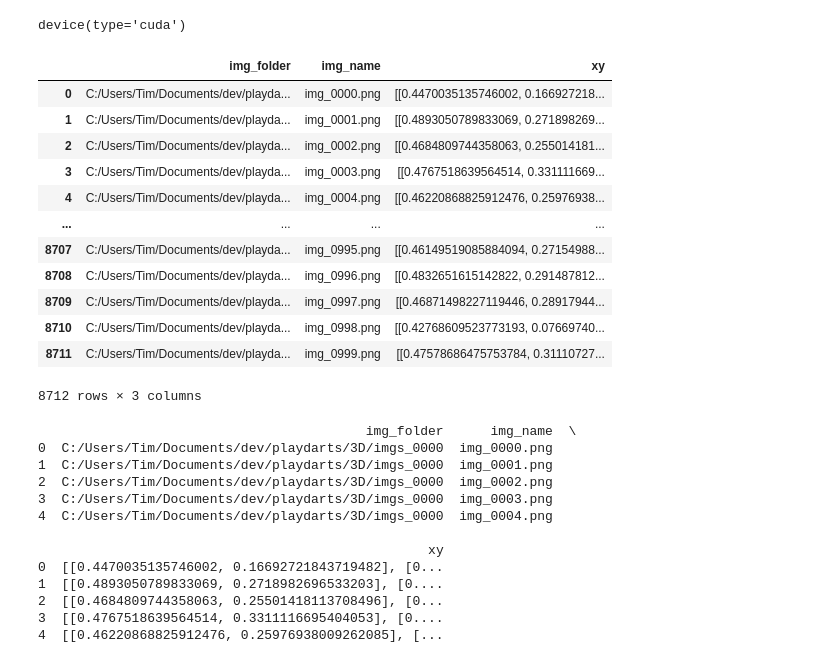
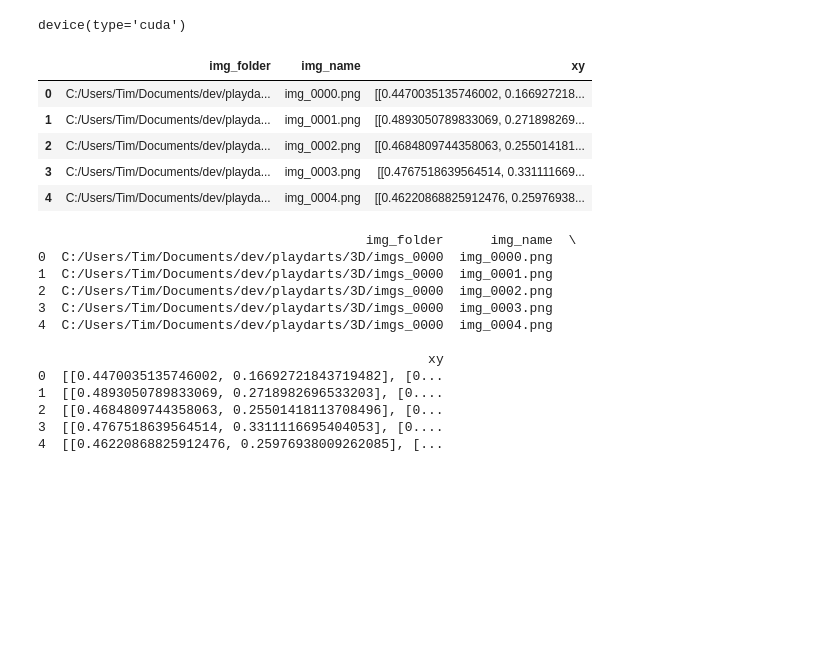
Before and after one commit to timnielen/playdarts, a Jupyter notebook: playdarts.ipynb, the cells around one changed output. Cells and saved outputs as stored; diff of their text form; code cells hidden in the pictures; blank space fills up the shorter version.

```diff
--- a/playdarts.ipynb
+++ b/playdarts.ipynb
@@ -28,23 +23,22 @@ NUM_EPOCHS=300
+# %%
+BATCH_SIZE=25
+BATCH_SIZE_UNLABELED=15
+DATA_DIRECTORY = "./3D"
+LABELS_FILENAME = "labels_14.pkl"
+LABELS_FILEPATH =f"{DATA_DIRECTORY}/{LABELS_FILENAME}"
 # %%
-df=pd.read_pickle("./3D/labels.pkl")
+df=pd.read_pickle(LABELS_FILEPATH)
 # df = df[:-7]
 # df[df["img_folder"] == "C:/Users/Tim/Documents/dev/playdarts/3D/imgs_0002"] = df[df["img_folder"] == "C:/Users/Tim/Documents/dev/playdarts/3D/imgs_0002"][7:]
 # df = df.dropna(subset=['img_folder'])
-df
+df.head()
 # %% [output]
 |  | img_folder | img_name | xy |
 | 0 | C:/Users/Tim/Documents/dev/playda... | img_0000.png | [[0.4470035135746002, 0.166927218... |
 | 1 | C:/Users/Tim/Documents/dev/playda... | img_0001.png | [[0.4893050789833069, 0.271898269... |
 | 2 | C:/Users/Tim/Documents/dev/playda... | img_0002.png | [[0.4684809744358063, 0.255014181... |
 | 3 | C:/Users/Tim/Documents/dev/playda... | img_0003.png | [[0.4767518639564514, 0.331111669... |
 | 4 | C:/Users/Tim/Documents/dev/playda... | img_0004.png | [[0.46220868825912476, 0.25976938... |
-| ... | ... | ... | ... |
-| 8707 | C:/Users/Tim/Documents/dev/playda... | img_0995.png | [[0.46149519085884094, 0.27154988... |
-| 8708 | C:/Users/Tim/Documents/dev/playda... | img_0996.png | [[0.4832651615142822, 0.291487812... |
-| 8709 | C:/Users/Tim/Documents/dev/playda... | img_0997.png | [[0.46871498227119446, 0.28917944... |
-| 8710 | C:/Users/Tim/Documents/dev/playda... | img_0998.png | [[0.42768609523773193, 0.07669740... |
-| 8711 | C:/Users/Tim/Documents/dev/playda... | img_0999.png | [[0.47578686475753784, 0.31110727... |
-8712 rows × 3 columns
 # %%
 # df.to_pickle("./3D/labels.pkl")
 # %%
```
Also changed, not shown: parts of 11 cells of this notebook, 4 other files.
